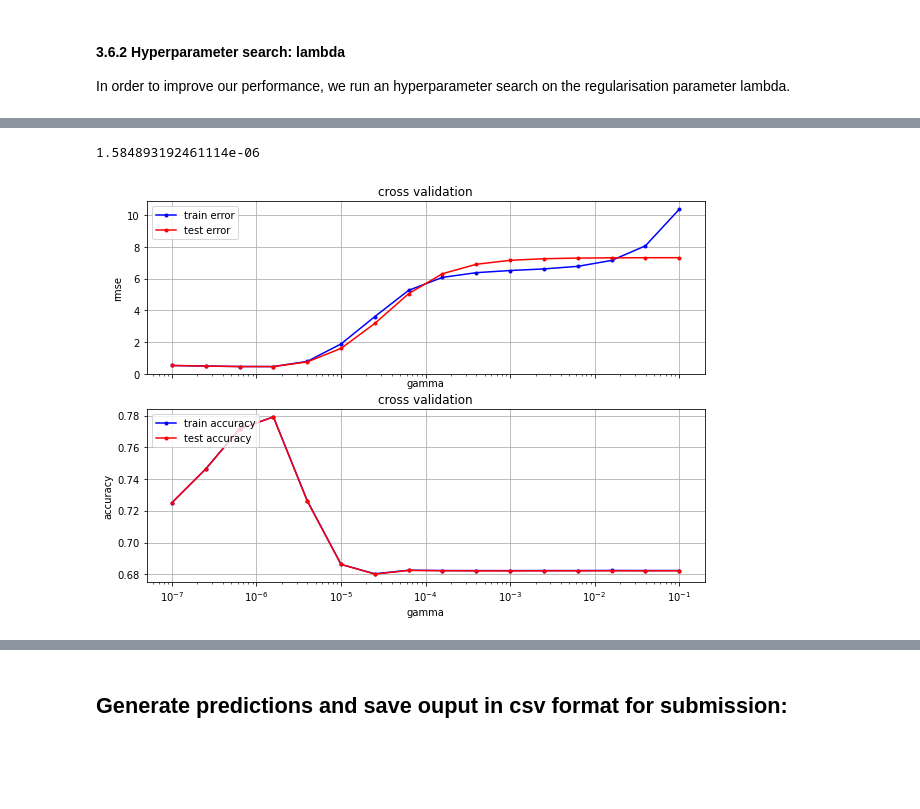
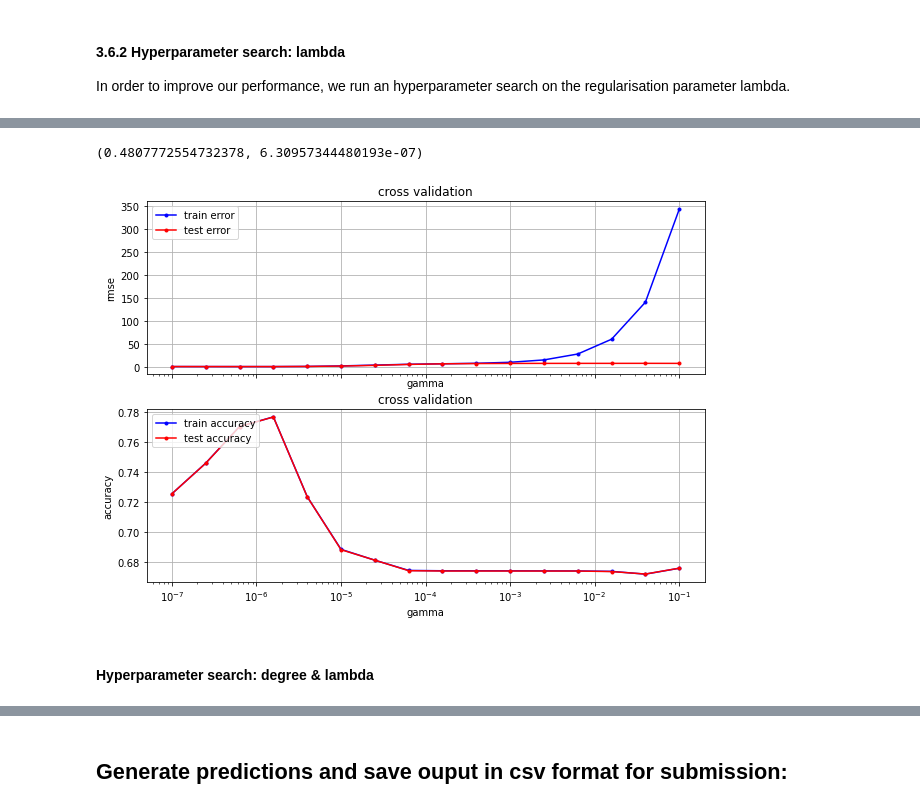
Before and after one commit to Noyt/ML2020_PR1, a Jupyter notebook: project1.ipynb, the cells around one changed output, grey strips where cells are left out. Drawn from its saved outputs; the diff is of its cells as text; code cells hidden in the pictures; blank space fills up the shorter version.

Commit message:
Ajout double recherche de param

```diff
--- a/project1.ipynb
+++ b/project1.ipynb
@@ -213,14 +293,16 @@ Current iteration=1000, loss=0.5854229524874643
 # %%
 #### testing answer
 
+degree = 4
 kwargs = {}
-kwargs['initial_w'] = np.zeros(nb_features * 2 - 1)
-kwargs['max_iters'] = 500
+kwargs['initial_w'] = np.zeros((nb_features-1) * degree + 1)
+kwargs['max_iters'] = 2000
 kwargs['gamma'] = 0.001
-kwargs['lambda_'] = 0.01
+kwargs['lambda_'] = 0.00001
 kwargs['norm'] = 'l1'
 
 y_log_reg = (y+1)/2
+sub_y_log_reg = (sub_y+1)/2
 
-cross_validation(y_log_reg, tx, compute_accuracy_log_reg, 'reg_logistic_regression', k_fold=4, degree = 2, **kwargs)
+cross_validation(sub_y_log_reg, sub_tx, compute_accuracy_log_reg, 'reg_logistic_regression', k_fold=4, degree = degree, **kwargs)
 # %% [output]
@@ -237,12 +320,19 @@ cross_validation(y_log_reg, tx, compute_accuracy_log_reg, 'reg_logistic_regressi
 
 In order to improve our performance, we run an hyperparameter search on the regularisation parameter lambda.
 # %%
-poly_tx = build_poly(tx_phi, 2)
-
-kwargs['initial_w'] = np.zeros(nb_features * 2 - 1)
+degree = 2
+kwargs['initial_w'] = np.zeros((nb_features_phi - 1) * degree + 1)
 kwargs['max_iters'] = 50
 kwargs['gamma'] = 0.000001
 kwargs['norm'] = 'l2'
-lambda_space = np.logspace(-5, -1.1, 15)
-best_lambda = cross_validation_hyper_search(y_log_reg, poly_tx, 'lambda_', lambda_space , compute_accuracy_log_reg, 'reg_logistic_regression', 4, **kwargs)
+lambda_space = np.logspace(-5, -1.1, 10)
+min_loss, best_lambda = cross_validation_hyper_search(y=y_log_reg,
+                                            x=tx_phi,
+                                            param_name='lambda_',
+                                            search_space=lambda_space,
+                                            metric=compute_accuracy_log_reg,
+                                            learning_model='reg_logistic_regression',
+                                            k_fold=4,
+                                            degree=degree,
+                                            **kwargs)
 best_lambda
@@ -249,10 +342,21 @@ best_lambda
 # %%
-kwargs['initial_w'] = np.zeros(nb_features * 2 - 1)
+degree = 2
+kwargs['initial_w'] = np.zeros((nb_features_phi - 1) * degree + 1)
 kwargs['max_iters'] = 50
 kwargs['lambda'] = best_lambda
 gamma_space = np.logspace(-7, -1, 16)
-best_gamma = cross_validation_hyper_search(y_log_reg, poly_tx, 'gamma', gamma_space , compute_accuracy_log_reg, 'reg_logistic_regression', 4, **kwargs)
+best_gamma = cross_validation_hyper_search(y=y_log_reg,
+                                           x=tx_phi,
+                                           param_name='gamma',
+                                           search_space=gamma_space,
+                                           metric=compute_accuracy_log_reg,
+                                           learning_model='reg_logistic_regression',
+                                           k_fold=4,
+                                           degree=2,
+                                           **kwargs)
 best_gamma
 # %% [output]
-1.584893192461114e-06
+(0.4807772554732378, 6.30957344480193e-07)
-[figure, old version]
+[figure, new version]
+# %% [markdown]
+#### Hyperparameter search: degree & lambda
```
Also changed, not shown: parts of 31 cells of this notebook, 6 other files.
